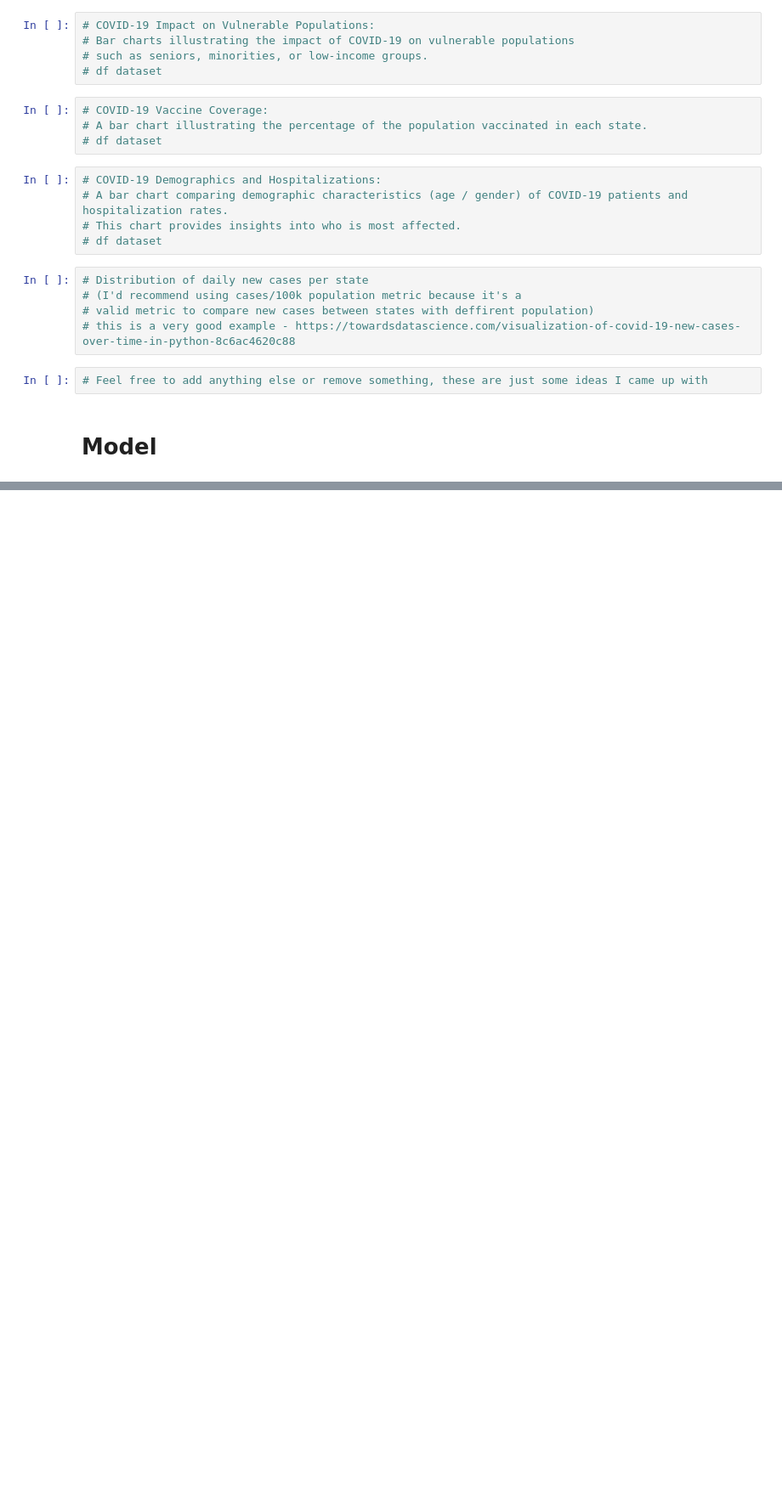
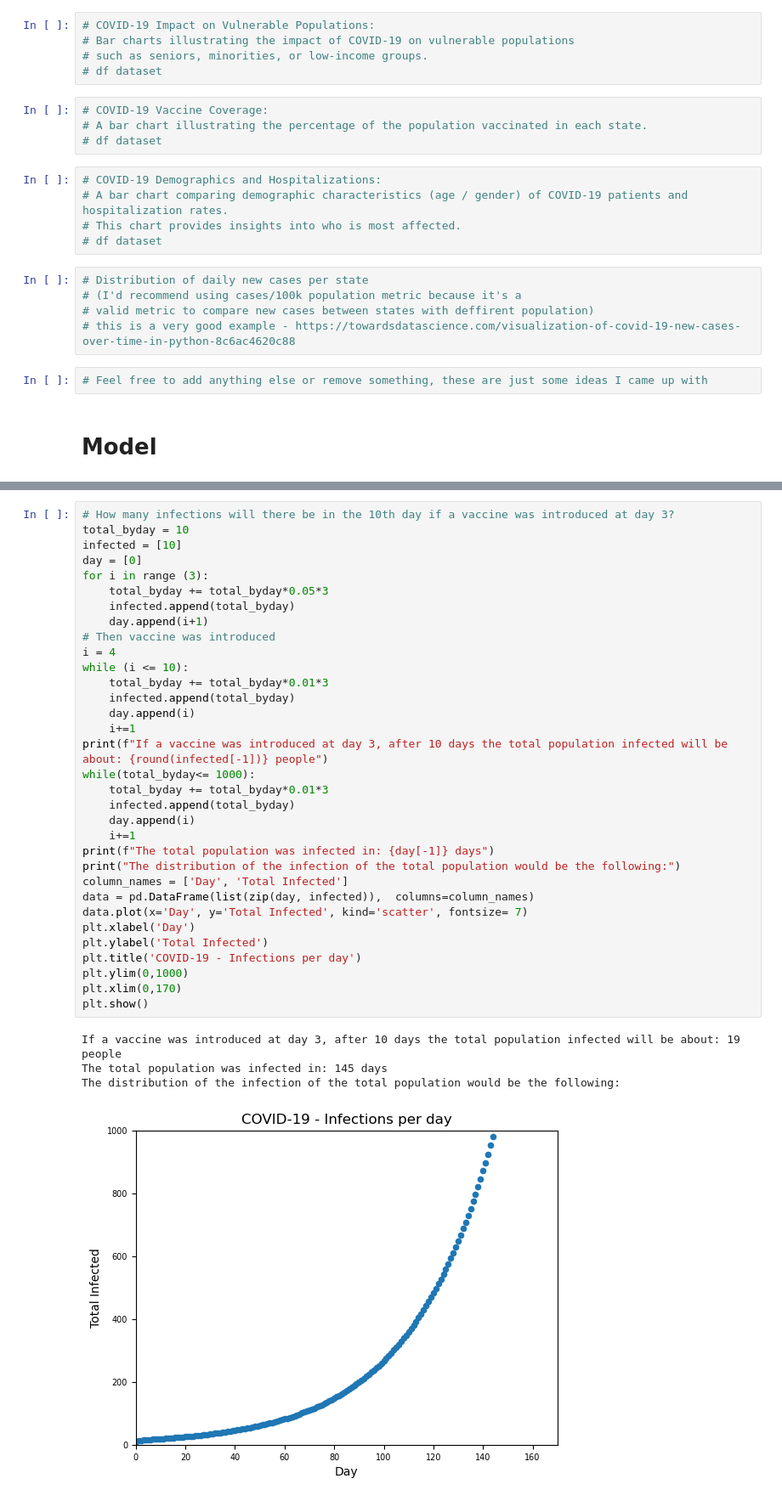
Before and after one commit to viktoriia-yuzkiv/COVID19-Spread-Data-Analysis-and-Modeling, a Jupyter notebook: COVID-10 Spread in the U.S..ipynb, the cells around one changed output, grey strips where cells are left out. Shown: that part at 85% size. Cells and saved outputs as stored; diff of their text form; blank space fills up the shorter version.

```diff
--- a/COVID-10 Spread in the U.S..ipynb
+++ b/COVID-10 Spread in the U.S..ipynb
@@ -117,0 +165,38 @@ Suposse we introduce vaccination at period 3. The implications of the vaccine ar
+# %%
+# How many infections will there be in the 10th day if a vaccine was introduced at day 3?
+total_byday = 10
+infected = [10]
+day = [0]
+for i in range (3):
+    total_byday += total_byday*0.05*3
+    infected.append(total_byday)
+    day.append(i+1)
+# Then vaccine was introduced
+i = 4
+while (i <= 10):
+    total_byday += total_byday*0.01*3
+    infected.append(total_byday)
+    day.append(i)
+    i+=1
+print(f"If a vaccine was introduced at day 3, after 10 days the total population infected will be about: {round(infected[-1])} people")
+while(total_byday<= 1000):
+    total_byday += total_byday*0.01*3
+    infected.append(total_byday)
+    day.append(i)
+    i+=1
+print(f"The total population was infected in: {day[-1]} days")
+print("The distribution of the infection of the total population would be the following:")
+column_names = ['Day', 'Total Infected']
+data = pd.DataFrame(list(zip(day, infected)),  columns=column_names)
+data.plot(x='Day', y='Total Infected', kind='scatter', fontsize= 7)
+plt.xlabel('Day')
+plt.ylabel('Total Infected')
+plt.title('COVID-19 - Infections per day')
+plt.ylim(0,1000)
+plt.xlim(0,170)
+plt.show()
+# %% [output]
+If a vaccine was introduced at day 3, after 10 days the total population infected will be about: 19 people
+The total population was infected in: 145 days
+The distribution of the infection of the total population would be the following:
+[figure, added]
```
Also changed, not shown: parts of 5 cells of this notebook.
